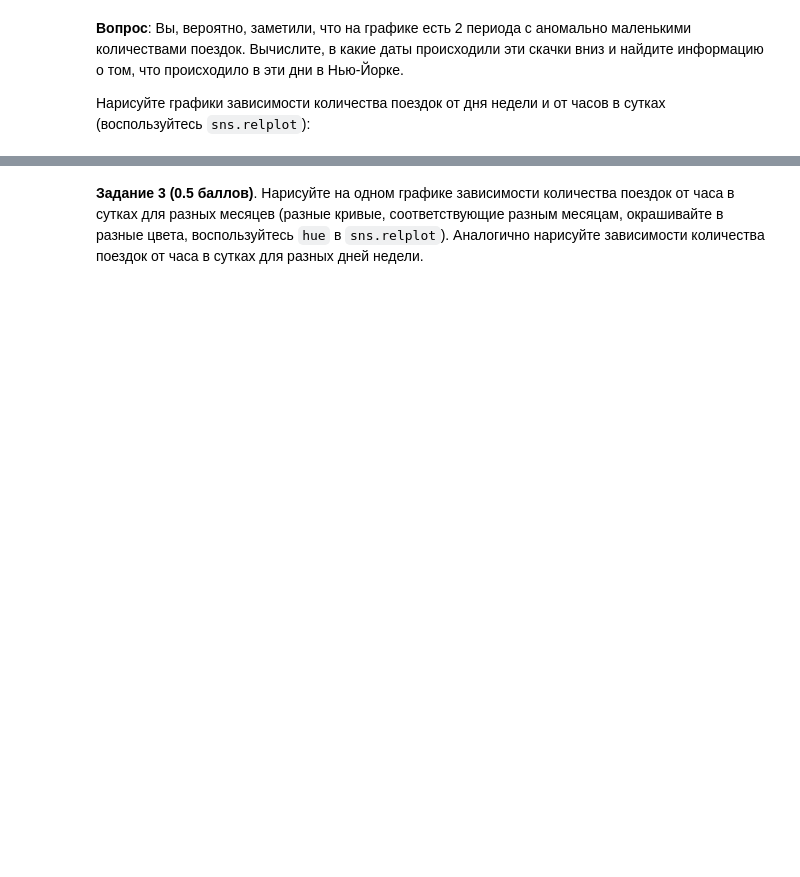
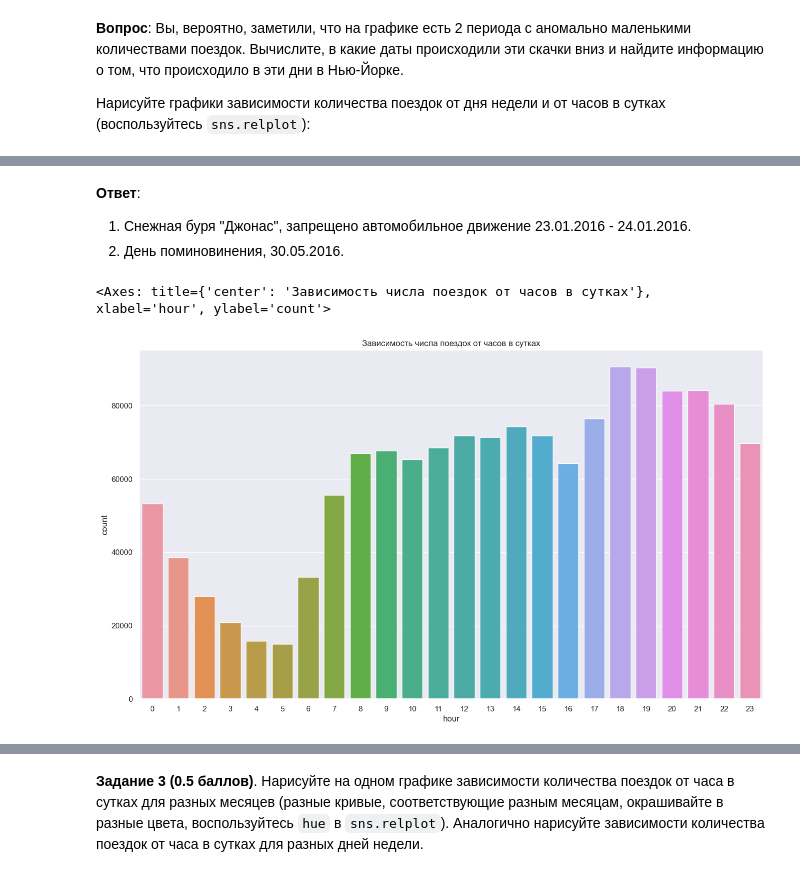
Before and after one commit to diemvs/hse_hw, a Jupyter notebook: ml/hw2/homework-practice-02-linregr.ipynb, the cells around one changed output, grey strips where cells are left out. Saved outputs shown, nothing was run; the diff lists cells and outputs as text; code cells hidden in the pictures; blank space fills up the shorter version.

```diff
--- a/ml/hw2/homework-practice-02-linregr.ipynb
+++ b/ml/hw2/homework-practice-02-linregr.ipynb
@@ -124,0 +200,14 @@ assert np.allclose(rmsle_best_const, 0.79575, 1e-4)
+# %% [markdown]
+**Ответ**:
+1) Снежная буря "Джонас", запрещено автомобильное движение 23.01.2016 - 24.01.2016.
+2) День поминовинения, 30.05.2016.
+# %%
+plt.figure(figsize=(16, 9))
+
+df['hour'] = df['pickup_datetime'].apply(lambda datetime : datetime.time().hour)
+plt.title('Зависимость числа поездок от часов в сутках')
+
+sns.countplot(x = 'hour', data = df)
+# %% [output]
+<Axes: title={'center': 'Зависимость числа поездок от часов в сутках'}, xlabel='hour', ylabel='count'>
+[figure, added]
```
Also changed, not shown: parts of 36 cells of this notebook.
